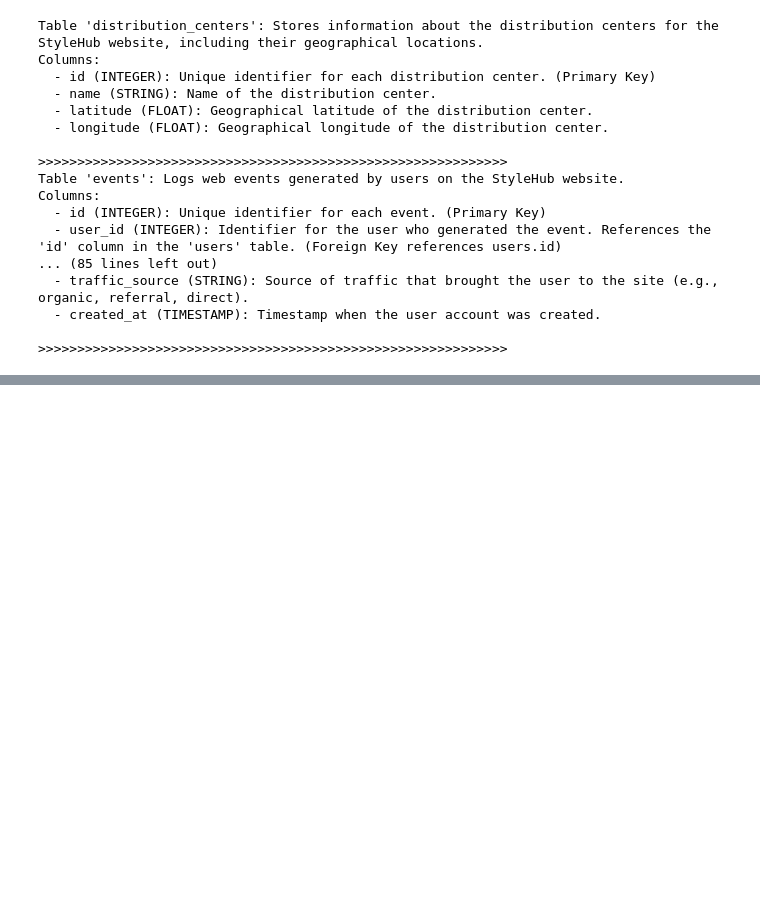
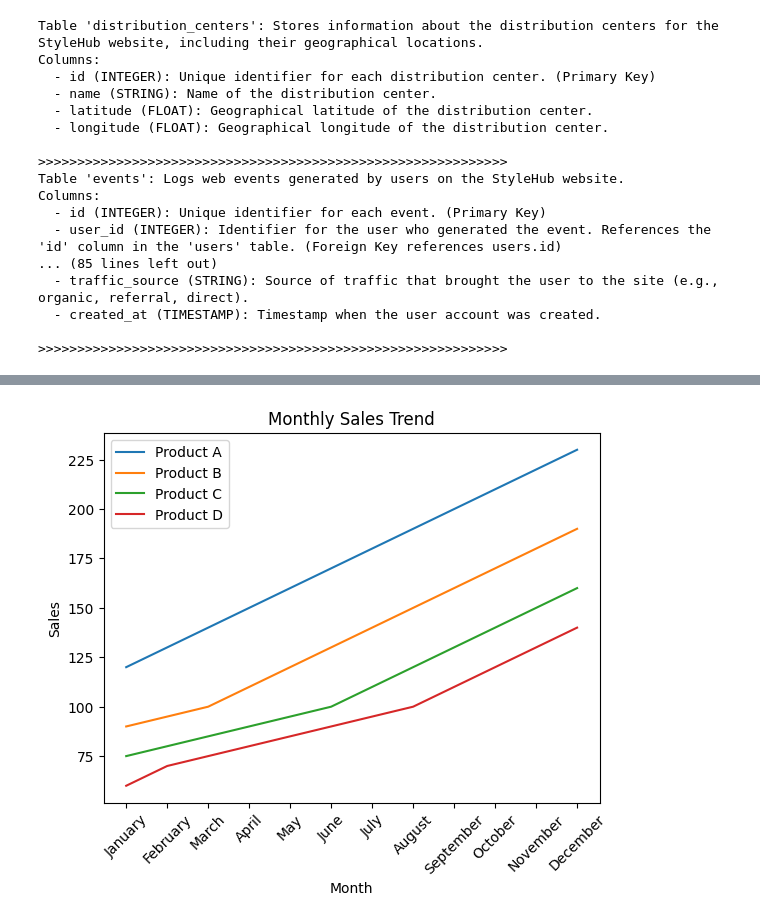
Before and after one commit to novoforce/cautious-palm-tree, a Jupyter notebook: data_analysis.ipynb, the cells around one changed output, grey strips where cells are left out. Cells and saved outputs as stored; diff of their text form; code cells hidden in the pictures; blank space fills up the shorter version.

```diff
--- a/data_analysis.ipynb
+++ b/data_analysis.ipynb
@@ -322,0 +512,14 @@ Columns:
+# %%
+plt.plot(months, product_a, label='Product A')
+plt.plot(months, product_b, label='Product B')
+plt.plot(months, product_c, label='Product C')
+plt.plot(months, product_d, label='Product D')
+
+plt.xlabel('Month')
+plt.ylabel('Sales')
+plt.title('Monthly Sales Trend')
+plt.legend()
+plt.xticks(rotation=45)
+plt.show()
+# %% [output]
+[figure, added]
```
Also changed, not shown: parts of 27 cells of this notebook, 1 other file.
